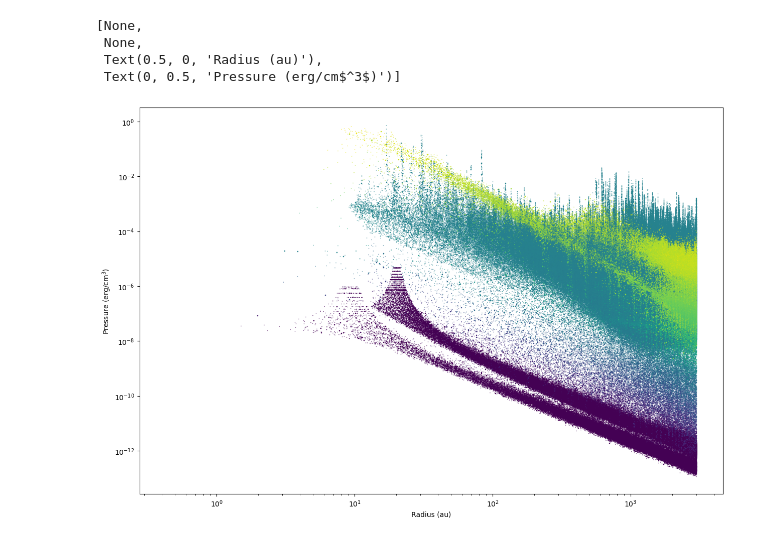
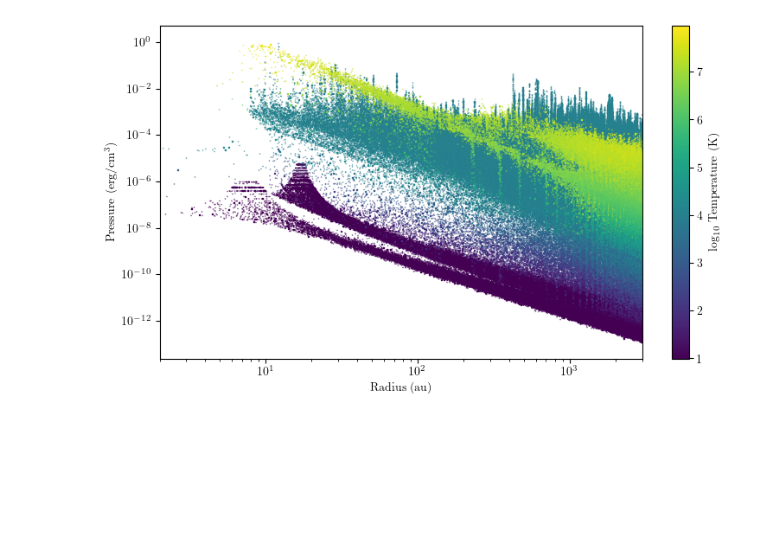
Before and after one commit to ryanwhite1/xenomorph, a Jupyter notebook: Sarracen_test.ipynb, the cells around one changed output. Drawn from its saved outputs; the diff is of its cells as text; code cells hidden in the pictures; blank space fills up the shorter version.

```diff
--- a/Sarracen_test.ipynb
+++ b/Sarracen_test.ipynb
@@ -3,6 +3,13 @@ import sarracen
 import matplotlib as mpl
 import matplotlib.pyplot as plt
 import numpy as np
+
+from matplotlib.cm import ScalarMappable
+from matplotlib.colors import LogNorm
+
+plt.rcParams.update({"text.usetex": True})
+plt.rcParams['font.family'] = 'serif'
+plt.rcParams['mathtext.fontset'] = 'cm'
 
 # set code units
 _density = 5.941E-07 # g/cm^3
@@ -20,5 +27,13 @@ _a = 1.435E-21
 # useful constants
 cm_to_au = 6.68459e-14
 # %%
-sdf, sdf_sinks = sarracen.read_phantom('Data/Phantom-Dumps/apep-periastron-isotherm_00107')
+gammas = [1.01, 1.1, 5/3]
+
+labels = ['1.01', 'isotherm', 'adiabatic']
+
+datasets = {}
+
+for i, value in enumerate(labels):
+    sdf, sdf_sinks = sarracen.read_phantom(f'Data/Phantom-Dumps/apep-periastron-{value}_00100')
+    datasets[gammas[i]] = [sdf, sdf_sinks]
 # %%
@@ -99,20 +155,22 @@ sdf_new
 # %%
-fig, ax = plt.subplots(figsize=(15, 10))
+fig, ax = plt.subplots(figsize=(9, 5))
 
 # colour_vals = np.log10(sdf_new['Tdust'])
 # norm_values = colour_vals - np.min(colour_vals)
 # norm_values /= np.max(norm_values)
-# cmap = 'viridis'
+cmap = 'viridis'
 # rgb = mpl.colormaps[cmap](norm_values)
 
 # ax.plot(sdf_new['r'] * _length * cm_to_au, sdf_new['P'] * _density * _energy / _mass, linestyle='', marker=',', markersize=1e-8)
-ax.scatter(sdf_new['r'] * _length * cm_to_au, sdf_new['P'] * _density * _energy / _mass, c=np.log10(sdf_new['Tdust']), cmap='viridis',
-           marker=',', s=1e-2)
+scatter = ax.scatter(sdf_new['r'] * _length * cm_to_au, sdf_new['P'] * _density * _energy / _mass, c=np.log10(sdf_new['Tdust']), cmap=cmap,
+           marker=',', s=1e-2, rasterized=True)
 ax.set(xscale='log', yscale='log',
-      xlabel='Radius (au)', ylabel=r'Pressure (erg/cm$^3$)')
+      xlabel='Radius (au)', ylabel=r'Pressure (erg/cm$^3$)',
+      xlim=(2, 3e3))
+
+plt.colorbar(scatter, ax=ax, label=r'log$_{10}$ Temperature (K)')
+
+fig.savefig('Images/MRes_Plots/P_vs_r_gamma1.1.png', dpi=400, bbox_inches='tight')
+fig.savefig('Images/MRes_Plots/P_vs_r_gamma1.1.pdf', dpi=400, bbox_inches='tight')
 # %% [output]
-[None,
- None,
- Text(0.5, 0, 'Radius (au)'),
- Text(0, 0.5, 'Pressure (erg/cm$^3$)')]
-[figure, old version]
+[figure, new version]
```
Also changed, not shown: parts of 6 cells of this notebook, 14 other files.
